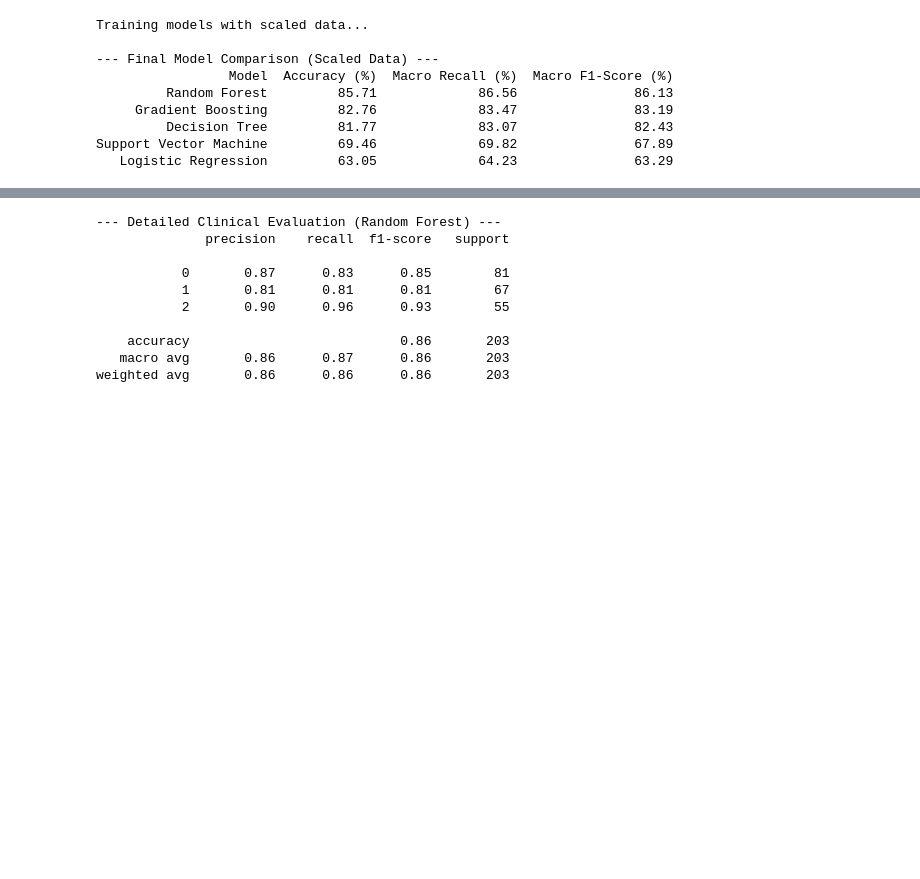
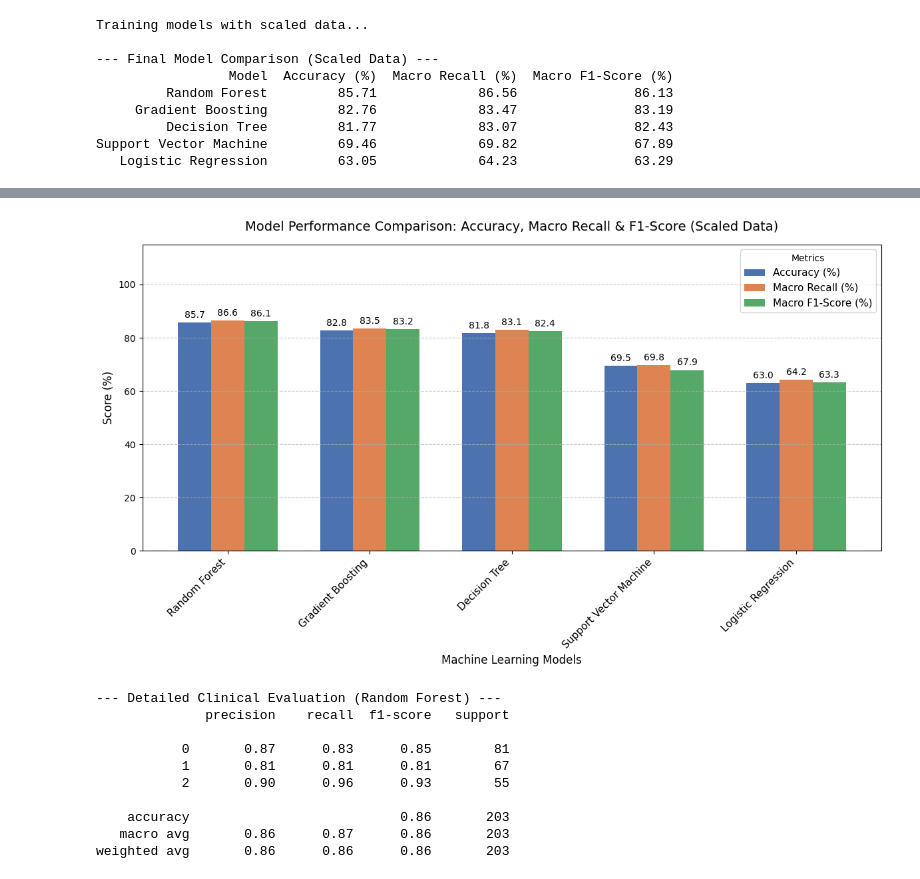
Before and after one commit to mahmooda23/Early-Risk-Stratification-of-Maternal-Complications-during-Pregnancy-, a Jupyter notebook: predict_risk_during_pregnancy.ipynb, the cells around one changed output, grey strips where cells are left out. Drawn from its saved outputs; the diff is of its cells as text; code cells hidden in the pictures; blank space fills up the shorter version.

```diff
--- a/predict_risk_during_pregnancy.ipynb
+++ b/predict_risk_during_pregnancy.ipynb
@@ -376,3 +366,68 @@ plt.show()
+# %%
+import pandas as pd
+import matplotlib.pyplot as plt
+from sklearn.linear_model import LogisticRegression
+from sklearn.tree import DecisionTreeClassifier
+from sklearn.ensemble import RandomForestClassifier, GradientBoostingClassifier
+from sklearn.svm import SVC
+from sklearn.metrics import accuracy_score, recall_score, f1_score
+from sklearn.preprocessing import StandardScaler
+from sklearn.model_selection import train_test_split
+
+# 1. Prepare and scale the data
+X = df.drop('RiskLevel', axis=1)
+y = df['RiskLevel']
+X_train, X_test, y_train, y_test = train_test_split(X, y, test_size=0.2, random_state=42, stratify=y)
+
+scaler = StandardScaler()
+X_train_scaled = scaler.fit_transform(X_train)
+X_test_scaled = scaler.transform(X_test)
+
+# 2. Initialize the models
+models_scaled = {
+    "Logistic Regression": LogisticRegression(class_weight='balanced', max_iter=1000, random_state=42),
+    "Decision Tree": DecisionTreeClassifier(class_weight='balanced', random_state=42),
+    "Random Forest": RandomForestClassifier(class_weight='balanced', random_state=42),
+    "Gradient Boosting": GradientBoostingClassifier(random_state=42),
+    "Support Vector Machine": SVC(class_weight='balanced', probability=True, random_state=42)
+}
+
+# 3. Train and evaluate each model
+results_scaled = []
+for name, model in models_scaled.items():
+    model.fit(X_train_scaled, y_train)
+    y_pred_scaled = model.predict(X_test_scaled)
+    acc_scaled = accuracy_score(y_test, y_pred_scaled)
+    macro_recall_scaled = recall_score(y_test, y_pred_scaled, average='macro')
+    f1_scaled = f1_score(y_test, y_pred_scaled, average='macro')
+    results_scaled.append({
+        "Model": name,
+        "Accuracy (%)": round(acc_scaled * 100, 2),
+        "Macro Recall (%)": round(macro_recall_scaled * 100, 2),
+        "Macro F1-Score (%)": round(f1_scaled * 100, 2)
+    })
+
+comparison_df_scaled = pd.DataFrame(results_scaled).sort_values(by="Macro Recall (%)", ascending=False)
+
+# 4. Create the grouped bar chart
+plot_df_scaled = comparison_df_scaled.set_index('Model')
+ax_scaled = plot_df_scaled.plot(kind='bar', figsize=(12, 7), width=0.7, color=['#4C72B0', '#DD8452', '#55A868'])
+
+plt.title('Model Performance Comparison: Accuracy, Macro Recall & F1-Score (Scaled Data)', fontsize=14, pad=15)
+plt.ylabel('Score (%)', fontsize=12)
+plt.xlabel('Machine Learning Models', fontsize=12)
+plt.xticks(rotation=45, ha='right', fontsize=11)
+plt.ylim(0, 115)
+plt.legend(title='Metrics', fontsize=11, loc='upper right')
+plt.grid(axis='y', linestyle='--', alpha=0.7)
+
+for container in ax_scaled.containers:
+    ax_scaled.bar_label(container, fmt='%.1f', padding=3, fontsize=10)
+
+plt.tight_layout()
+plt.show()
+# %% [output]
+[figure, added]
 # %%
 # Assuming 'Random Forest' was the winner from your comparison table
 best_model = models["Random Forest"]
```
Also changed, not shown: parts of 6 cells of this notebook.
